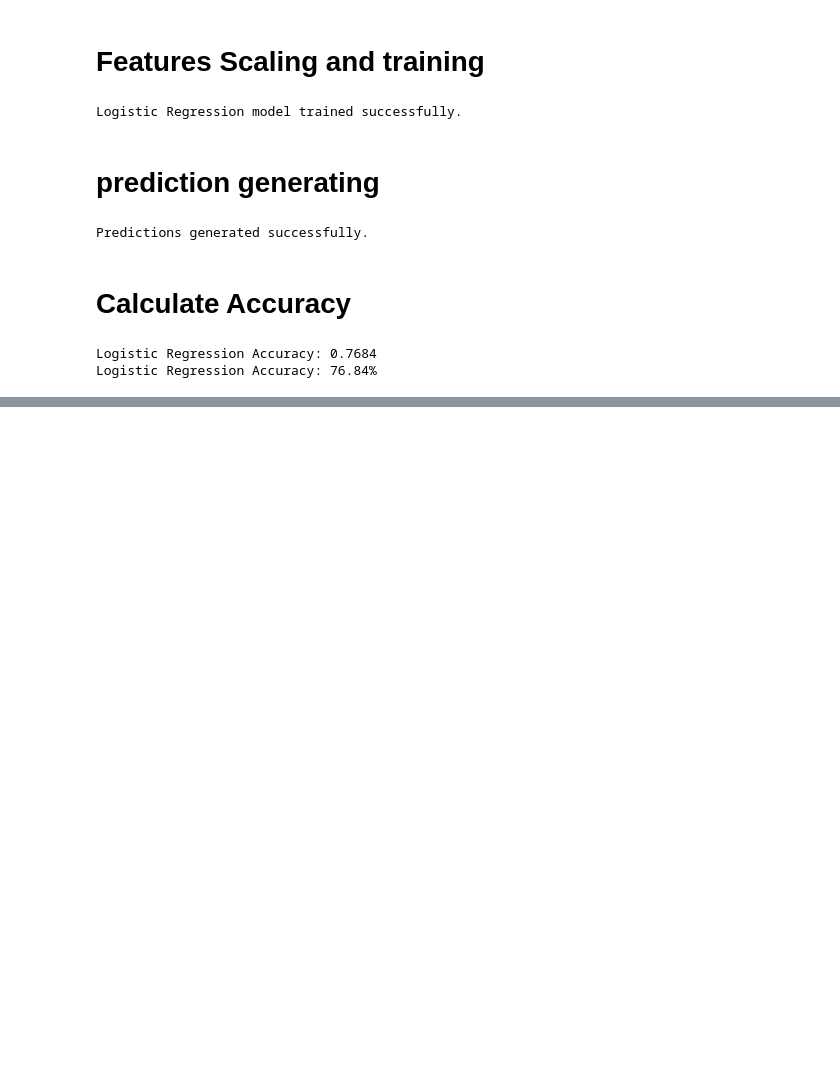
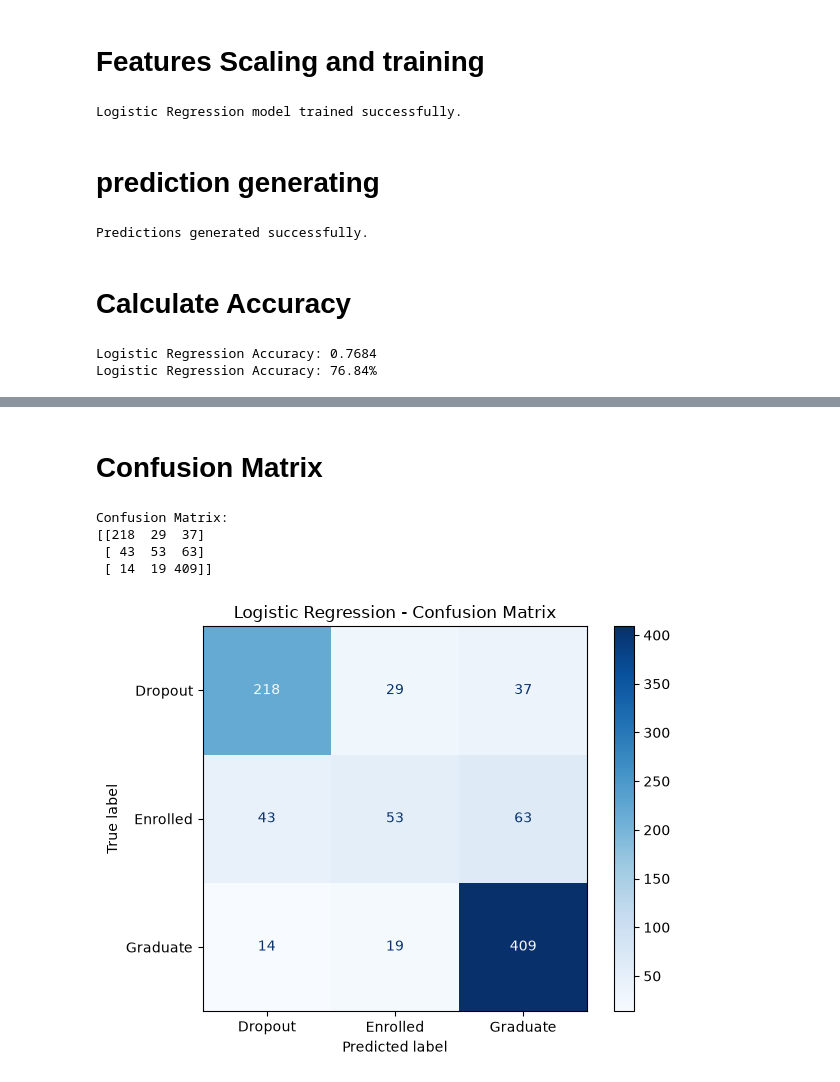
Before and after one commit to code-silence/student-dropout-prediction-research, a Jupyter notebook: notebooks/04_Logistic_Regression.ipynb, the cells around one changed output, grey strips where cells are left out. Drawn from its saved outputs; the diff is of its cells as text; code cells hidden in the pictures; blank space fills up the shorter version.

Commit message:
logistic regression

```diff
--- a/notebooks/04_Logistic_Regression.ipynb
+++ b/notebooks/04_Logistic_Regression.ipynb
@@ -118,0 +136,32 @@ Logistic Regression Accuracy: 76.84%
+# %% [markdown]
+# Confusion Matrix
+# %%
+cm = confusion_matrix(y_test, y_pred)
+
+print("Confusion Matrix:")
+print(cm)
+# %% [output]
+Confusion Matrix:
+[[218  29  37]
+ [ 43  53  63]
+ [ 14  19 409]]
+# %%
+disp = ConfusionMatrixDisplay(
+    confusion_matrix=cm,
+    display_labels=model.classes_
+)
+
+disp.plot(cmap="Blues")
+
+plt.title("Logistic Regression - Confusion Matrix")
+plt.tight_layout()
+
+plt.savefig(
+    "../results/logistic regression/confusion_matrix.png",
+    dpi=300,
+    bbox_inches="tight"
+)
+
+plt.show()
+# %% [output]
+[figure, added]
```
Also changed, not shown: parts of 4 cells of this notebook, 1 other file.
